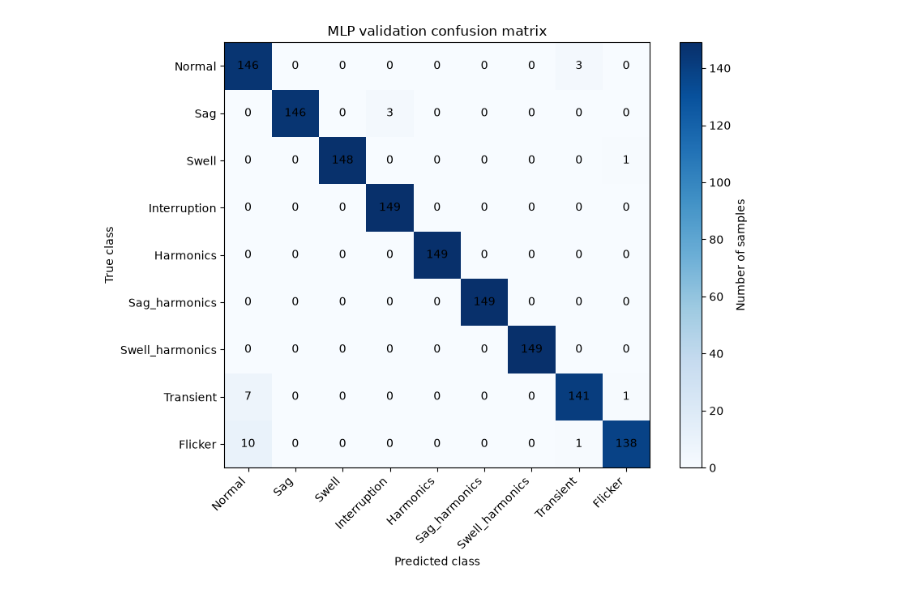
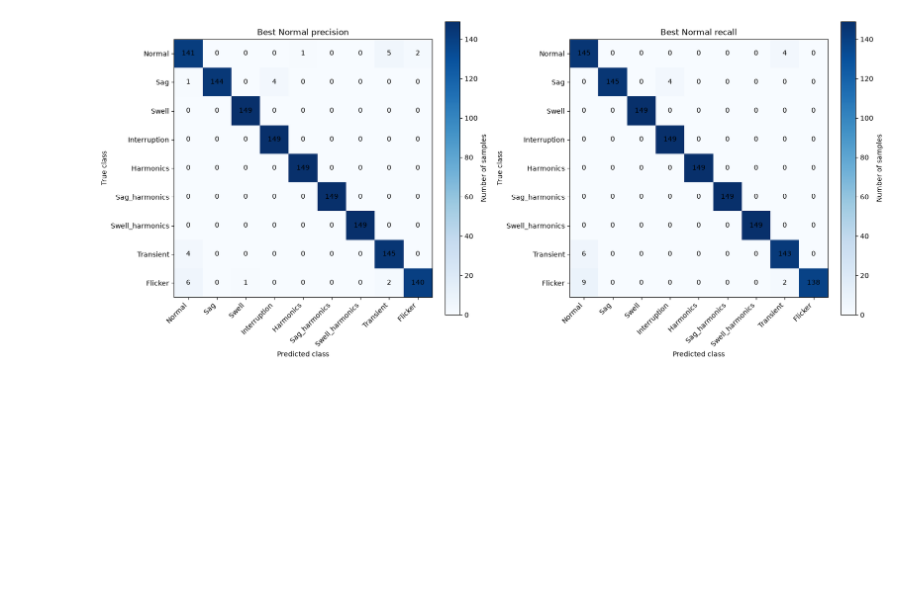
Before and after one commit to Kibestar/EE4C12---Machine-Learning-Project, a Jupyter notebook: Code/02 Task/Vossi/MLP_Task_2_Random_Search.ipynb, the cells around one changed output. Cells and saved outputs as stored; diff of their text form; code cells hidden in the pictures; blank space fills up the shorter version.

Commit message:
new plot conf. matrix

```diff
--- a/Code/02 Task/Vossi/MLP_Task_2_Random_Search.ipynb
+++ b/Code/02 Task/Vossi/MLP_Task_2_Random_Search.ipynb
@@ -142,11 +79,0 @@ inside every cross-validation fold and later on the training partition only.
-# %%
-X_train, X_valid, y_train, y_valid, snr_train, snr_valid = train_test_split(
-    X,
-    y,
-    dataset["snr"],
-    test_size=TEST_SIZE,
-    random_state=RANDOM_STATE,
-    stratify=y,
-)
-print(f"Training samples: {len(X_train):,}")
-print(f"Validation samples: {len(X_valid):,}")
@@ -372,57 +172,29 @@ search.
 # %%
-final_model = Pipeline(
-    [
-        ("scaler", StandardScaler()),
-        (
-            "mlp",
-            MLPClassifier(
-                **best_params,
-                batch_size=64,
-                max_iter=500,
-                early_stopping=False,
-                random_state=RANDOM_STATE,
-            ),
-        ),
-    ]
-)
-final_model.fit(X_train, y_train)
-y_pred = final_model.predict(X_valid)
+selected_searches = {"Best Normal precision": precision_search, "Best Normal recall": recall_search}
+predictions = {title: search.best_estimator_.predict(X_valid) for title, search in selected_searches.items()}
 
-overall_metrics = pd.DataFrame(
-    {
+for title, y_pred in predictions.items():
+    print(title)
+    metrics = pd.DataFrame({
         "Metric": ["Accuracy", "Macro precision", "Macro recall", "Macro F1", "Weighted F1"],
-        "Value": [
-            accuracy_score(y_valid, y_pred),
-            precision_score(y_valid, y_pred, average="macro", zero_division=0),
-            recall_score(y_valid, y_pred, average="macro", zero_division=0),
-            f1_score(y_valid, y_pred, average="macro", zero_division=0),
-            f1_score(y_valid, y_pred, average="weighted", zero_division=0),
-        ],
-    }
-)
-display(overall_metrics)
+        "Value": [accuracy_score(y_valid, y_pred), precision_score(y_valid, y_pred, average="macro", zero_division=0), recall_score(y_valid, y_pred, average="macro", zero_division=0), f1_score(y_valid, y_pred, average="macro", zero_division=0), f1_score(y_valid, y_pred, average="weighted", zero_division=0)],
+    })
+    display(metrics)
+    report = pd.DataFrame(classification_report(y_valid, y_pred, labels=CLASS_NAMES, output_dict=True, zero_division=0)).T
+    display(report.loc[CLASS_NAMES, ["precision", "recall", "f1-score", "support"]])
 
-report = pd.DataFrame(
-    classification_report(
-        y_valid, y_pred, labels=CLASS_NAMES, output_dict=True, zero_division=0
-    )
-).T
-display(report.loc[CLASS_NAMES, ["precision", "recall", "f1-score", "support"]])
-
-fig, ax = plt.subplots(figsize=(9, 7))
-confusion = confusion_matrix(y_valid, y_pred, labels=CLASS_NAMES)
-image = ax.imshow(confusion, cmap="Blues")
-fig.colorbar(image, ax=ax, label="Number of samples")
-for row in range(confusion.shape[0]):
-    for column in range(confusion.shape[1]):
-        ax.text(column, row, confusion[row, column], ha="center", va="center")
-ax.set_xticks(range(len(CLASS_NAMES)), CLASS_NAMES, rotation=45, ha="right")
-ax.set_yticks(range(len(CLASS_NAMES)), CLASS_NAMES)
-ax.set_xlabel("Predicted class")
-ax.set_ylabel("True class")
-ax.set_title("MLP validation confusion matrix")
-plt.xticks(rotation=45, ha="right")
-plt.yticks(rotation=0)
-plt.tight_layout()
+fig, axes = plt.subplots(1, 2, figsize=(16, 7), constrained_layout=True)
+for ax, (title, y_pred) in zip(axes, predictions.items()):
+    matrix = confusion_matrix(y_valid, y_pred, labels=CLASS_NAMES)
+    image = ax.imshow(matrix, cmap="Blues")
+    for row in range(matrix.shape[0]):
+        for column in range(matrix.shape[1]):
+            ax.text(column, row, matrix[row, column], ha="center", va="center")
+    ax.set_xticks(range(len(CLASS_NAMES)), CLASS_NAMES, rotation=45, ha="right")
+    ax.set_yticks(range(len(CLASS_NAMES)), CLASS_NAMES)
+    ax.set_xlabel("Predicted class")
+    ax.set_ylabel("True class")
+    ax.set_title(title)
+    fig.colorbar(image, ax=ax, label="Number of samples")
 plt.show()
 # %% [output]
@@ -445 +235 @@ plt.show()
-[figure, old version]
+[figure, new version]
```
Also changed, not shown: parts of 21 cells of this notebook, 4 other files.
